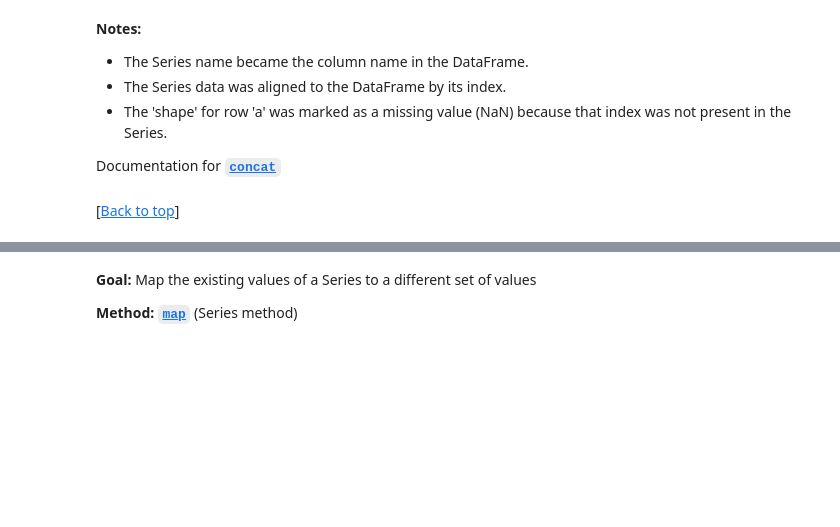
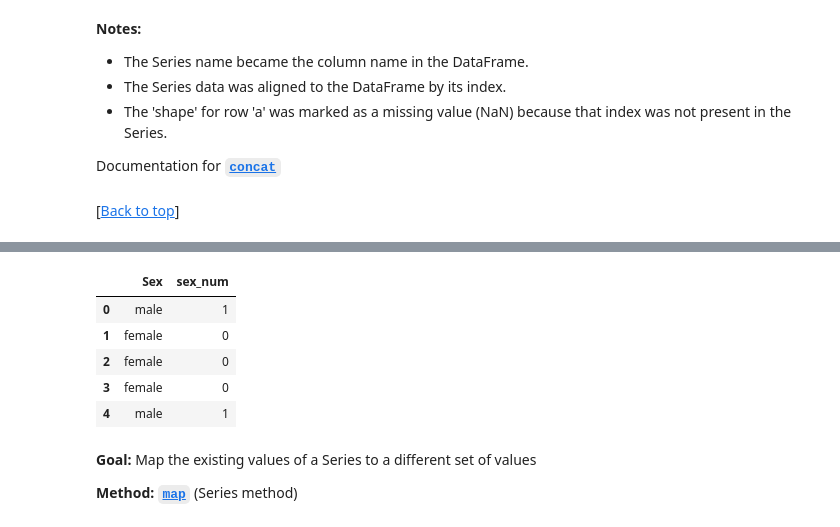
Before and after one commit to smor20/pandas_tutorial, a Jupyter notebook: 30_days.ipynb, the cells around one changed output, grey strips where cells are left out. Drawn from its saved outputs; the diff is of its cells as text; code cells hidden in the pictures; blank space fills up the shorter version.

```diff
--- a/30_days.ipynb
+++ b/30_days.ipynb
@@ -1571,3 +1547,14 @@ train.head()
+# %%
+train['sex_num']=train['Sex'].map({'male':1,'female':0})
+train.loc[0:4,['Sex', 'sex_num']]
+train[]
+# %% [output]
+|  | Sex | sex_num |
+| 0 | male | 1 |
+| 1 | female | 0 |
+| 2 | female | 0 |
+| 3 | female | 0 |
+| 4 | male | 1 |
 # %% [markdown]
 **Goal:** Map the existing values of a Series to a different set of values
 
```
Also changed, not shown: parts of 82 cells of this notebook.
